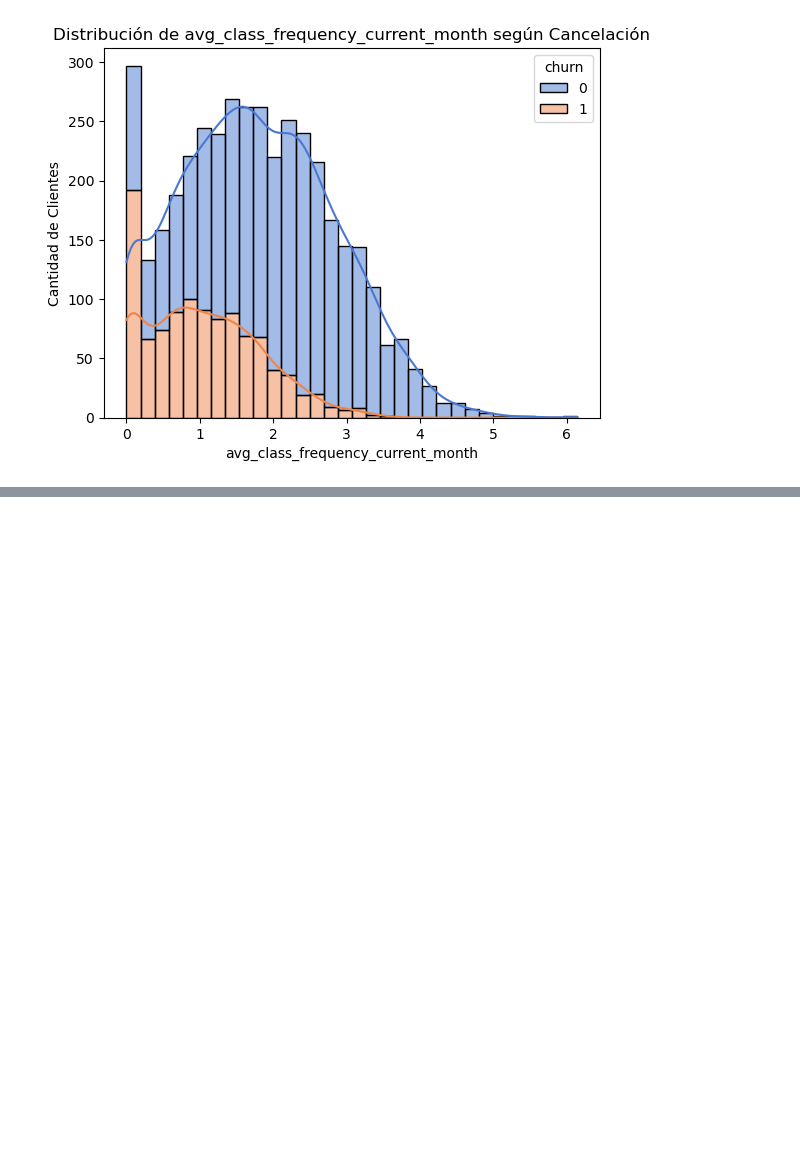
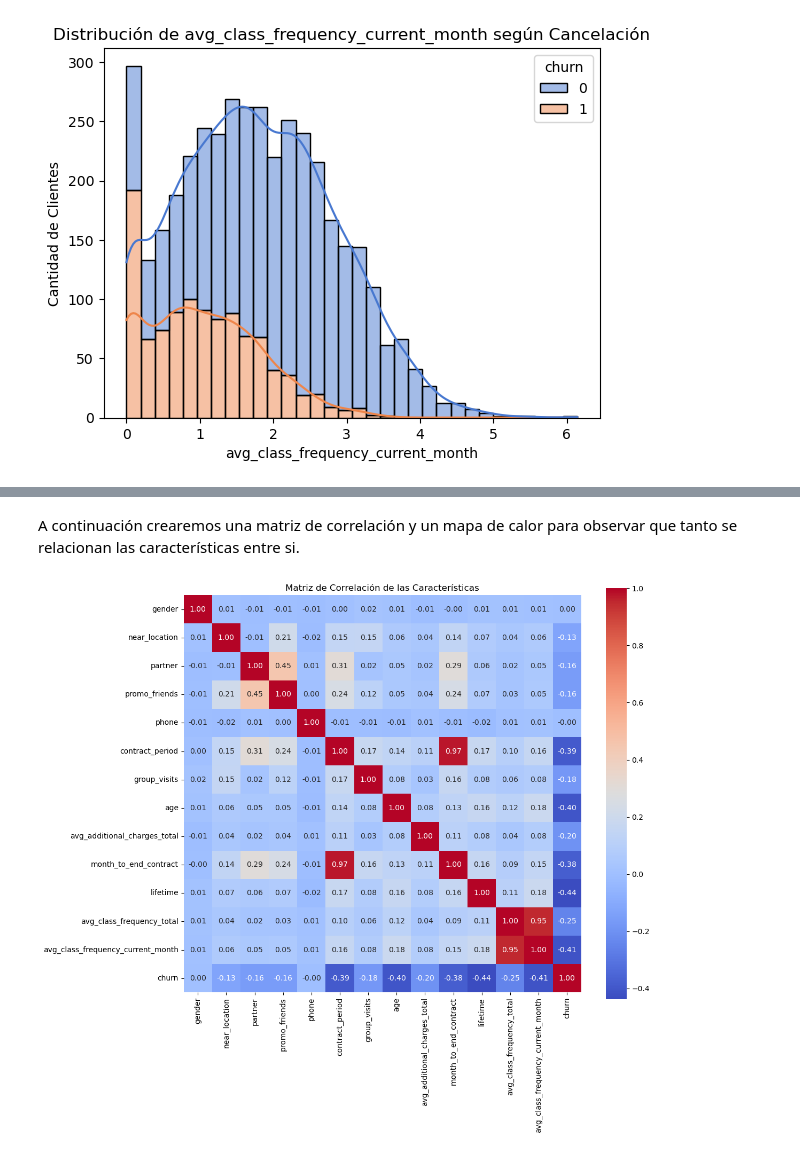
Before and after one commit to sgcuervo/model-fitness-machine-learning, a Jupyter notebook: gym-churn-prediction-ml.ipynb, the cells around one changed output, grey strips where cells are left out. Cells and saved outputs as stored; diff of their text form; code cells hidden in the pictures; blank space fills up the shorter version.

```diff
--- a/gym-churn-prediction-ml.ipynb
+++ b/gym-churn-prediction-ml.ipynb
@@ -151,0 +162,11 @@ for i in gym.drop("churn", axis=1).columns:
+# %% [markdown]
+A continuación crearemos una matriz de correlación y un mapa de calor para observar que tanto se relacionan las características entre si.
+# %%
+gym_corr = gym.corr()
+
+plt.figure(figsize=(12,10))
+sns.heatmap(gym_corr, annot=True, fmt=".2f", cmap="coolwarm", square=True)
+plt.title('Matriz de Correlación de las Características')
+plt.show()
+# %% [output]
+[figure, added]
```
Also changed, not shown: parts of 43 cells of this notebook.
